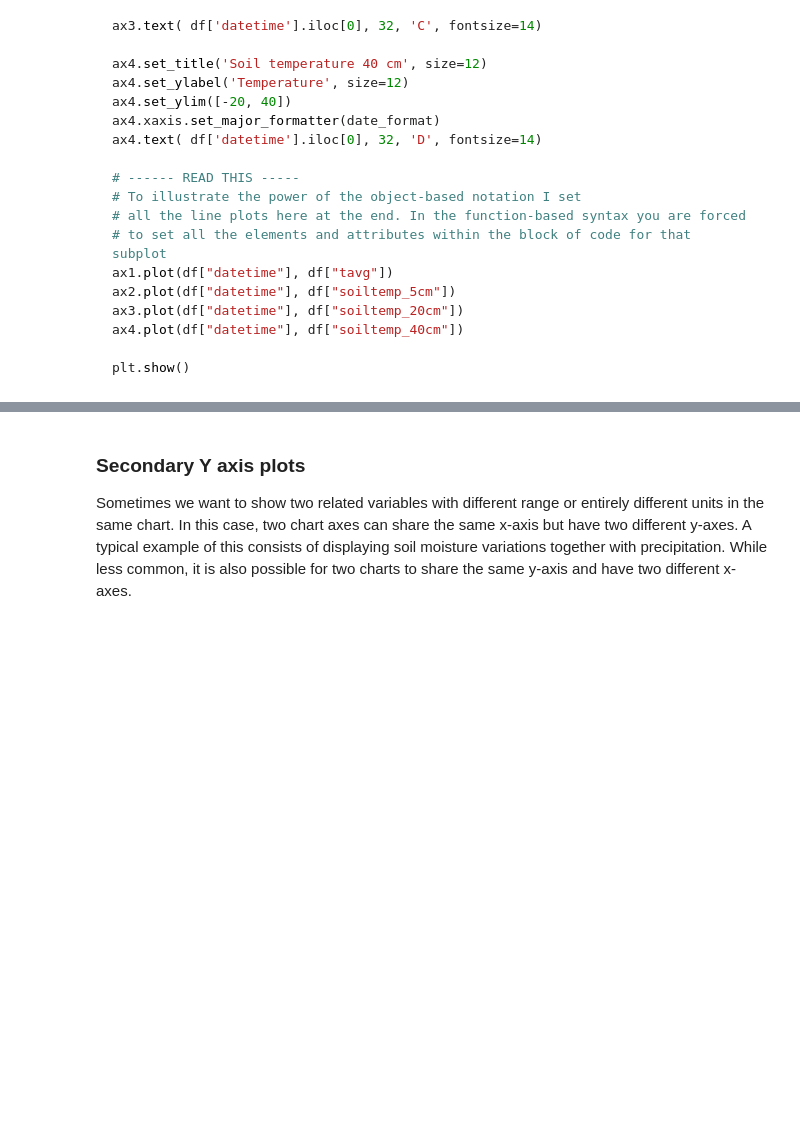
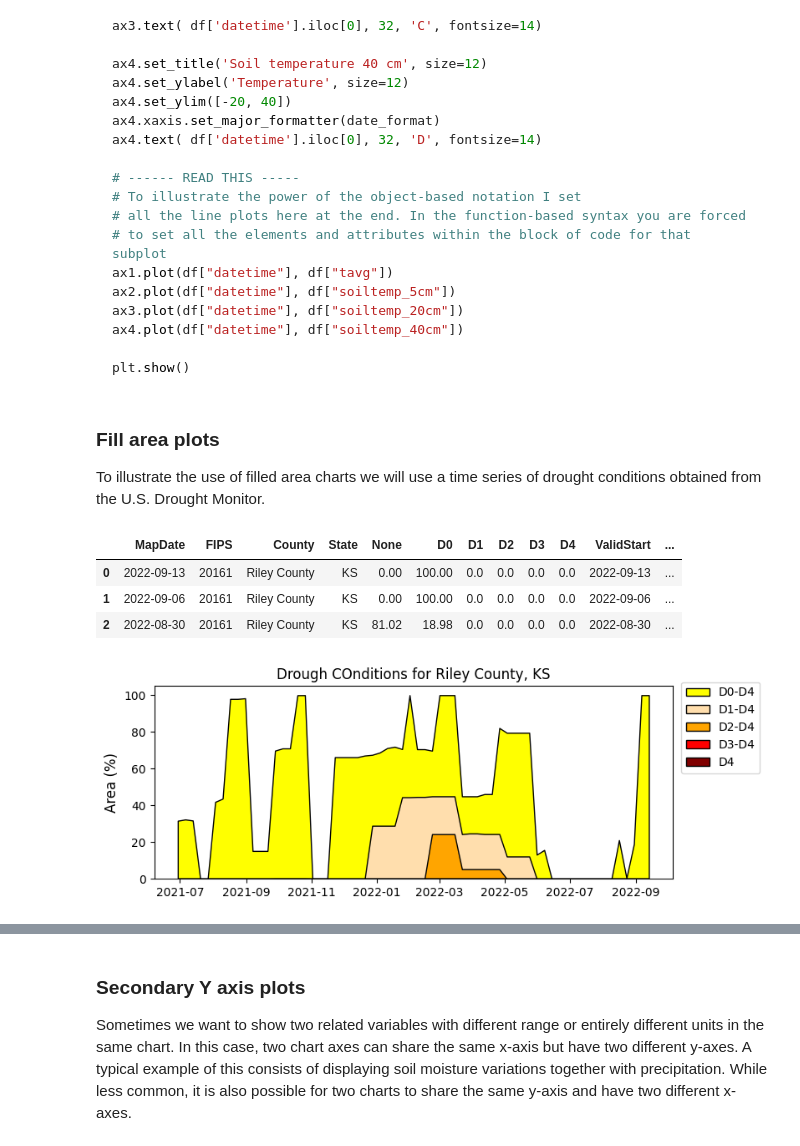
Before and after one commit to soilwater/pynotes-agriscience, a Jupyter notebook: basic_concepts/plotting.ipynb, the cells around one changed output, grey strips where cells are left out. Drawn from its saved outputs; the diff is of its cells as text; code cells hidden in the pictures; blank space fills up the shorter version.

````diff
--- a/basic_concepts/plotting.ipynb
+++ b/basic_concepts/plotting.ipynb
@@ -373,3 +371,37 @@ ax4.plot(df["datetime"], df["soiltemp_40cm"])
 
 plt.show()
 ```
+# %% [markdown]
+### Fill area plots
+
+To illustrate the use of filled area charts we will use a time series of drought conditions obtained from the U.S. Drought Monitor.
+# %%
+df_usdm = pd.read_csv('../datasets/riley_usdm_20210701_20220916.csv',
+                      parse_dates=['MapDate'], date_format='%Y%m%d')
+df_usdm.head(3)
+# %% [output]
+|  | MapDate | FIPS | County | State | None | D0 | D1 | D2 | D3 | D4 | ValidStart | ... |
+| 0 | 2022-09-13 | 20161 | Riley County | KS | 0.00 | 100.00 | 0.0 | 0.0 | 0.0 | 0.0 | 2022-09-13 | ... |
+| 1 | 2022-09-06 | 20161 | Riley County | KS | 0.00 | 100.00 | 0.0 | 0.0 | 0.0 | 0.0 | 2022-09-06 | ... |
+| 2 | 2022-08-30 | 20161 | Riley County | KS | 81.02 | 18.98 | 0.0 | 0.0 | 0.0 | 0.0 | 2022-08-30 | ... |
+# %%
+# Fill area plot
+fig = plt.figure(figsize=(8,3))
+plt.title('Drough COnditions for Riley County, KS')
+plt.fill_between(df_usdm['MapDate'], df_usdm['D0'],
+                 color='yellow', edgecolor='k', label='D0-D4')
+plt.fill_between(df_usdm['MapDate'], df_usdm['D1'],
+                 color='navajowhite', edgecolor='k', label='D1-D4')
+plt.fill_between(df_usdm['MapDate'], df_usdm['D2'],
+                 color='orange', edgecolor='k', label='D2-D4')
+plt.fill_between(df_usdm['MapDate'], df_usdm['D3'],
+                 color='red', edgecolor='k', label='D3-D4')
+plt.fill_between(df_usdm['MapDate'], df_usdm['D4'],
+                 color='maroon', edgecolor='k', label='D4')
+
+plt.ylim(0,105)
+plt.legend(bbox_to_anchor=(1.18, 1.05))
+plt.ylabel('Area (%)', fontsize=12)
+plt.show()
+# %% [output]
+[figure, added]
````
Also changed, not shown: parts of 13 cells of this notebook, 35 other files.
